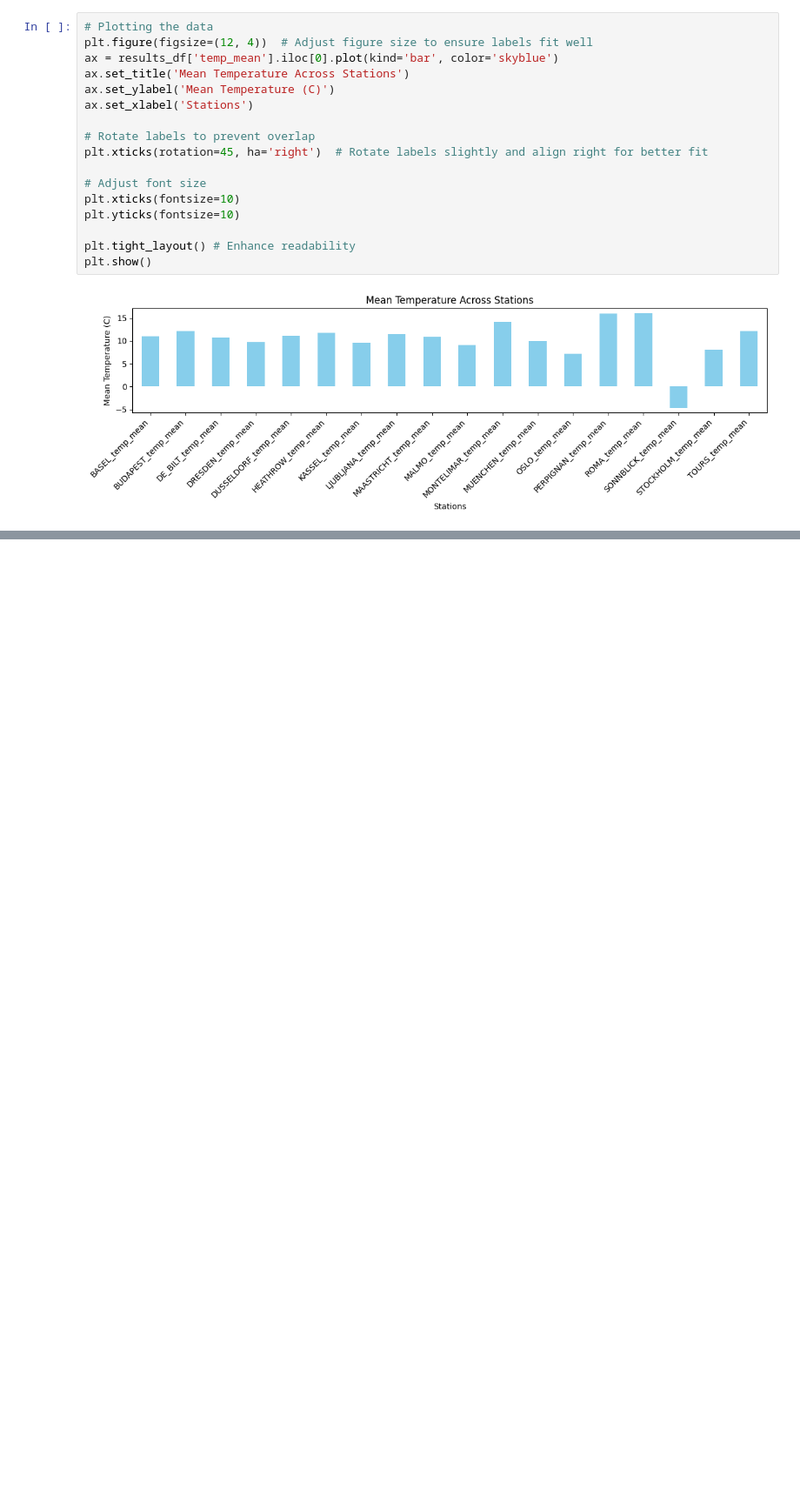
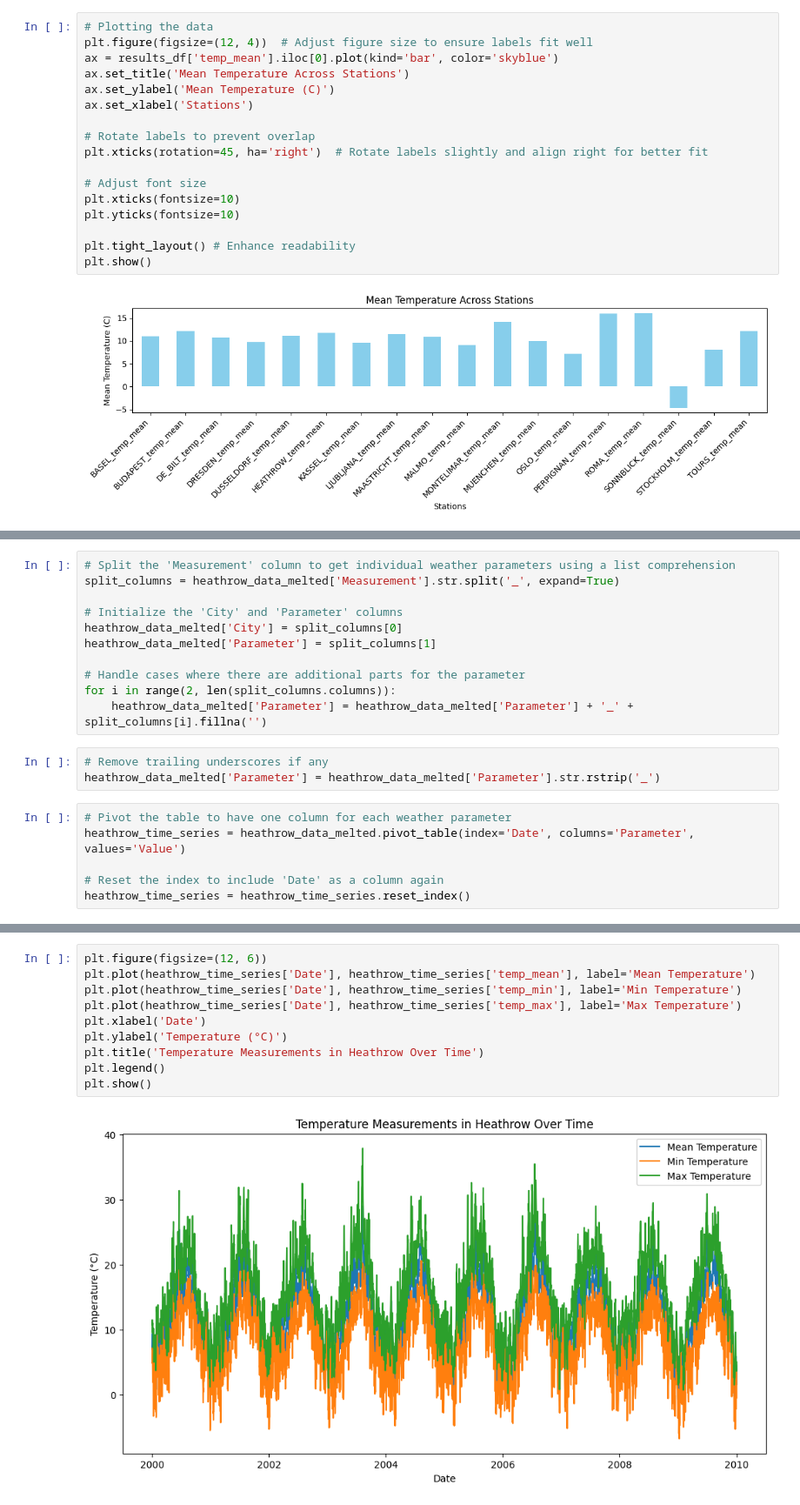
Before and after one commit to ImHungry48/WeatherAnalysis, a Jupyter notebook: WeatherDataAnalysis.ipynb, the cells around one changed output, grey strips where cells are left out. Shown at 87% size. Drawn from its saved outputs; the diff is of its cells as text; blank space fills up the shorter version.

Commit message:
Created a time series for Heathrow data

```diff
--- a/WeatherDataAnalysis.ipynb
+++ b/WeatherDataAnalysis.ipynb
@@ -240,0 +250,20 @@ display(time_series.head())
+# %%
+# Split the 'Measurement' column to get individual weather parameters using a list comprehension
+split_columns = heathrow_data_melted['Measurement'].str.split('_', expand=True)
+
+# Initialize the 'City' and 'Parameter' columns
+heathrow_data_melted['City'] = split_columns[0]
+heathrow_data_melted['Parameter'] = split_columns[1]
+
+# Handle cases where there are additional parts for the parameter
+for i in range(2, len(split_columns.columns)):
+    heathrow_data_melted['Parameter'] = heathrow_data_melted['Parameter'] + '_' + split_columns[i].fillna('')
+# %%
+# Remove trailing underscores if any
+heathrow_data_melted['Parameter'] = heathrow_data_melted['Parameter'].str.rstrip('_')
+# %%
+# Pivot the table to have one column for each weather parameter
+heathrow_time_series = heathrow_data_melted.pivot_table(index='Date', columns='Parameter', values='Value')
+
+# Reset the index to include 'Date' as a column again
+heathrow_time_series = heathrow_time_series.reset_index()
@@ -240,0 +280,12 @@ display(time_series.head())
+# %%
+plt.figure(figsize=(12, 6))
+plt.plot(heathrow_time_series['Date'], heathrow_time_series['temp_mean'], label='Mean Temperature')
+plt.plot(heathrow_time_series['Date'], heathrow_time_series['temp_min'], label='Min Temperature')
+plt.plot(heathrow_time_series['Date'], heathrow_time_series['temp_max'], label='Max Temperature')
+plt.xlabel('Date')
+plt.ylabel('Temperature (°C)')
+plt.title('Temperature Measurements in Heathrow Over Time')
+plt.legend()
+plt.show()
+# %% [output]
+[figure, added]
```
Also changed, not shown: parts of 4 cells of this notebook, 1 other file.
